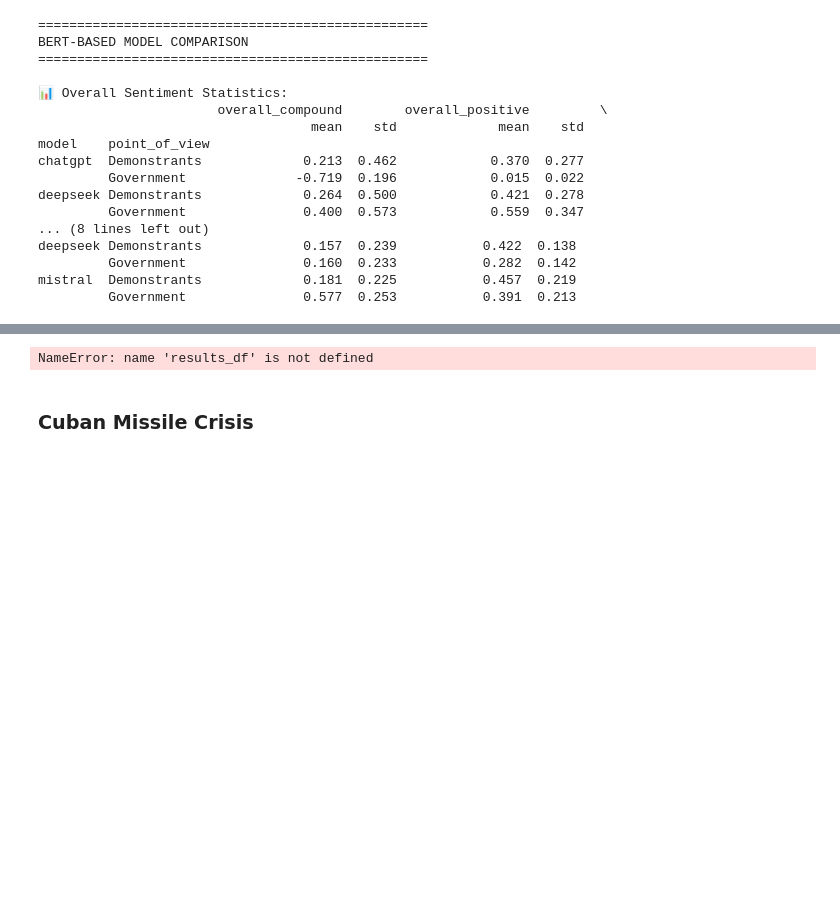
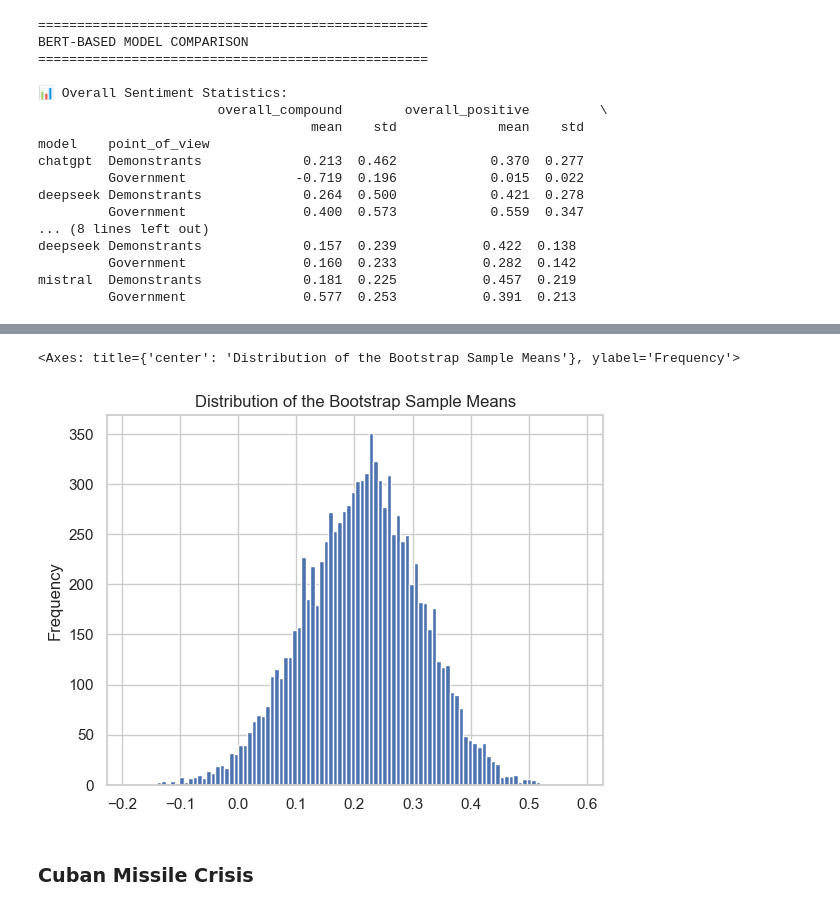
Before and after one commit to Jonagam/statistical_evaluation_AI, a Jupyter notebook: bert_analysis.ipynb, the cells around one changed output, grey strips where cells are left out. Saved outputs shown, nothing was run; the diff lists cells and outputs as text; code cells hidden in the pictures; blank space fills up the shorter version.

Commit message:
bootstrapping

```diff
--- a/bert_analysis.ipynb
+++ b/bert_analysis.ipynb
@@ -548,8 +618,47 @@ mistral  Demonstrants             0.181  0.225           0.457  0.219
 # %%
 # Bootstrap n samples of the calculated sentiment scores
-print(results_df[['model', 'point_of_view', 'overall_compound', 'overall_positive', 'overall_negative', 'overall_neutral']])
+#print(results_df[['model', 'point_of_view', 'overall_compound', 'overall_positive', 'overall_negative', 'overall_neutral']])
+
+# Function that creates new df's that seperate the original df by 'model' and then by 'point_of_view'
+def seperate_df(model, point_of_view):
+    # First group by model
+    grouped = results_df.groupby(results_df.model)
+    model_df = grouped.get_group(model)
+
+    grouped = model_df.groupby(results_df.point_of_view)
+    point_of_view_df = grouped.get_group(point_of_view)
+
+    return point_of_view_df
+
+chatgpt_demonstrants = seperate_df("chatgpt", "Demonstrants")
+chatgpt_government = seperate_df("chatgpt", "Government")
+deepseek_demonstrants = seperate_df("deepseek", "Demonstrants")
+deepseek_government = seperate_df("deepseek", "Government")
+mistral_demonstrants = seperate_df("mistral", "Demonstrants")
+mistral_government = seperate_df("mistral", "Government")
+
+
+def bootstrap_n_samples(df, n_samples):
+
+    sample_sentiment_means = []
+
+    for i in range(n_samples):
+        df_bootstrap_sample = df.sample(n = len(df), replace = True)
+
+        sample_mean = df_bootstrap_sample['overall_compound'].mean()
+
+        sample_sentiment_means.append(sample_mean)
+
+    return pd.Series(sample_sentiment_means)
+
+
+sample_means = bootstrap_n_samples(chatgpt_demonstrants, 10000)
+
+# plot the distribution
+sample_means.plot(kind = 'hist', bins = 100, title = 'Distribution of the Bootstrap Sample Means')
 # %% [output]
-NameError: name 'results_df' is not defined
+<Axes: title={'center': 'Distribution of the Bootstrap Sample Means'}, ylabel='Frequency'>
+[figure, added]
 # %% [markdown]
 ### Cuban Missile Crisis
 # %%
```
Also changed, not shown: parts of 1 cell of this notebook.
